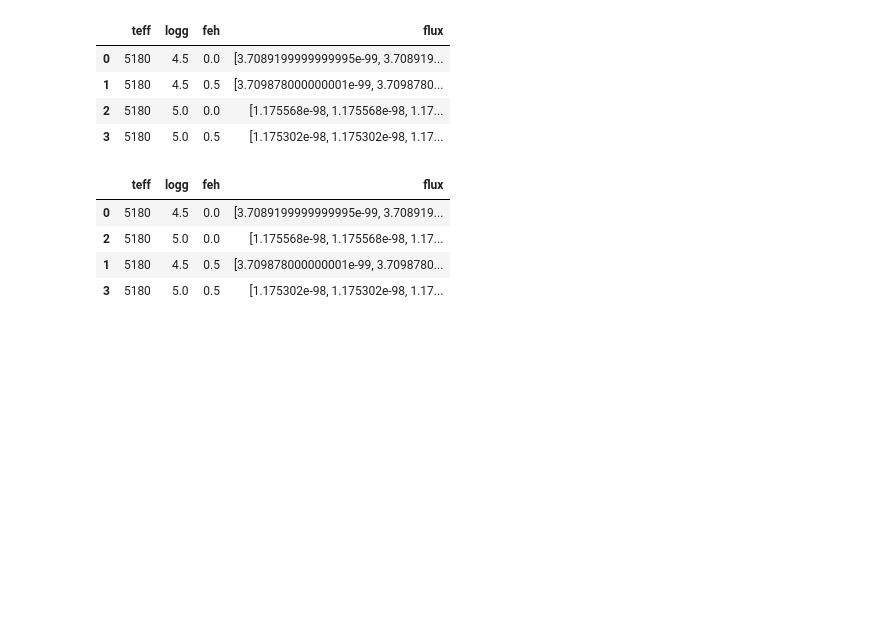
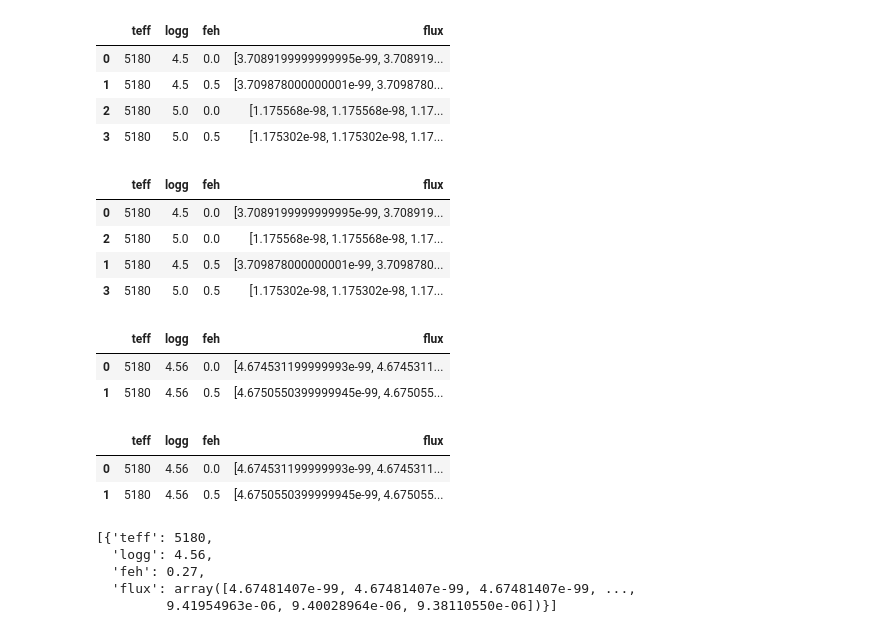
Before and after one commit to micahgcnavia/Auto-Interp-Spectra, a Jupyter notebook: investigating.ipynb, the cells around one changed output. Drawn from its saved outputs; the diff is of its cells as text; code cells hidden in the pictures; blank space fills up the shorter version.

```diff
--- a/investigating.ipynb
+++ b/investigating.ipynb
@@ -104,40 +190,3 @@ def combine_dicts(dict_list):
-# %%
-def interp_param(df, param):
-
-    interp_steps = [] # This will storage each dictionary with updated parameters and the corresponding interpolated flux
-
-    for i in tqdm(range(0, len(test), 2), desc='Interpolating '+str(param)):
-        row1 = test.iloc[i, :].to_dict()  # First row of the pair
-        row2 = test.iloc[i + 1, :].to_dict() if i + 1 < len(test) else None  # Second row (if exists)
-
-        if row2 is None:
-            pass
-
-        try:
-            spec1 = load_and_interpolate_spectrum(row1) # This will work only for the first parameter to be interpolated
-            spec2 = load_and_interpolate_spectrum(row2)
-
-        except:
-            spec1 = row1['flux'] # Then for the rest of the parameters this should work
-            spec2 = row2['flux']
-
-        factor = params[param] - row1[param] # Desidered value - minimum parameter value
-
-        interp_flux = interpolator.interp_partial(
-            spec1,
-            spec2,
-            factor,
-            delta_params[param]
-        )
-
-        dic = {'teff': params[param], # Fix later!
-            'logg': row1['logg'],
-            'feh': row1['feh'],
-            'flux':interp_flux}
-
-        interp_steps.append(dic)
-
-    return interp_steps
 # %%
 interp_steps = interp_param(test, 'teff')
 # %%
@@ -150,7 +199,8 @@ df
 | 2 | 5180 | 5.0 | 0.0 | [1.175568e-98, 1.175568e-98, 1.17... |
 | 3 | 5180 | 5.0 | 0.5 | [1.175302e-98, 1.175302e-98, 1.17... |
 # %%
-sort_df(df, 'logg', interpolate_flags)
+df = sort_df(df, 'logg', interpolate_flags)
+df
 # %% [output]
 |  | teff | logg | feh | flux |
 | 0 | 5180 | 4.5 | 0.0 | [3.7089199999999995e-99, 3.708919... |
@@ -159,0 +212,23 @@ sort_df(df, 'logg', interpolate_flags)
+# %%
+df2 = combine_dicts(interp_steps2)
+df2
+# %% [output]
+|  | teff | logg | feh | flux |
+| 0 | 5180 | 4.56 | 0.0 | [4.674531199999993e-99, 4.6745311... |
+| 1 | 5180 | 4.56 | 0.5 | [4.6750550399999945e-99, 4.675055... |
+# %%
+df2 = sort_df(df2, 'feh', interpolate_flags)
+df2
+# %% [output]
+|  | teff | logg | feh | flux |
+| 0 | 5180 | 4.56 | 0.0 | [4.674531199999993e-99, 4.6745311... |
+| 1 | 5180 | 4.56 | 0.5 | [4.6750550399999945e-99, 4.675055... |
+# %%
+interp_steps3 = interp_param(df2, 'feh')
+interp_steps3
+# %% [output]
+[{'teff': 5180,
+  'logg': 4.56,
+  'feh': 0.27,
+  'flux': array([4.67481407e-99, 4.67481407e-99, 4.67481407e-99, ...,
+         9.41954963e-06, 9.40028964e-06, 9.38110550e-06])}]
```
Also changed, not shown: parts of 18 cells of this notebook.
